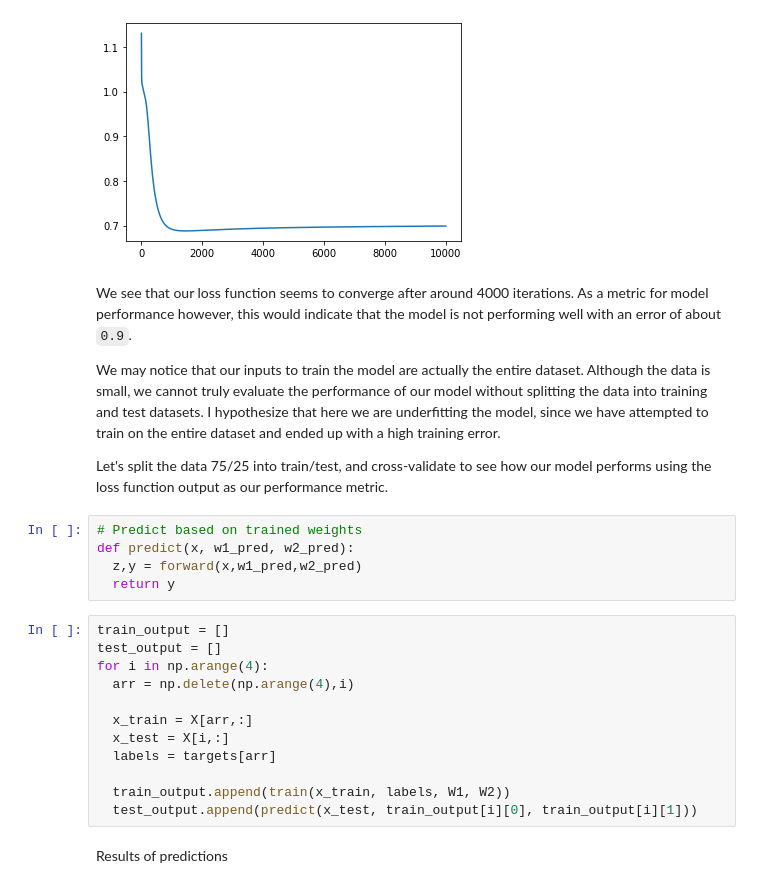
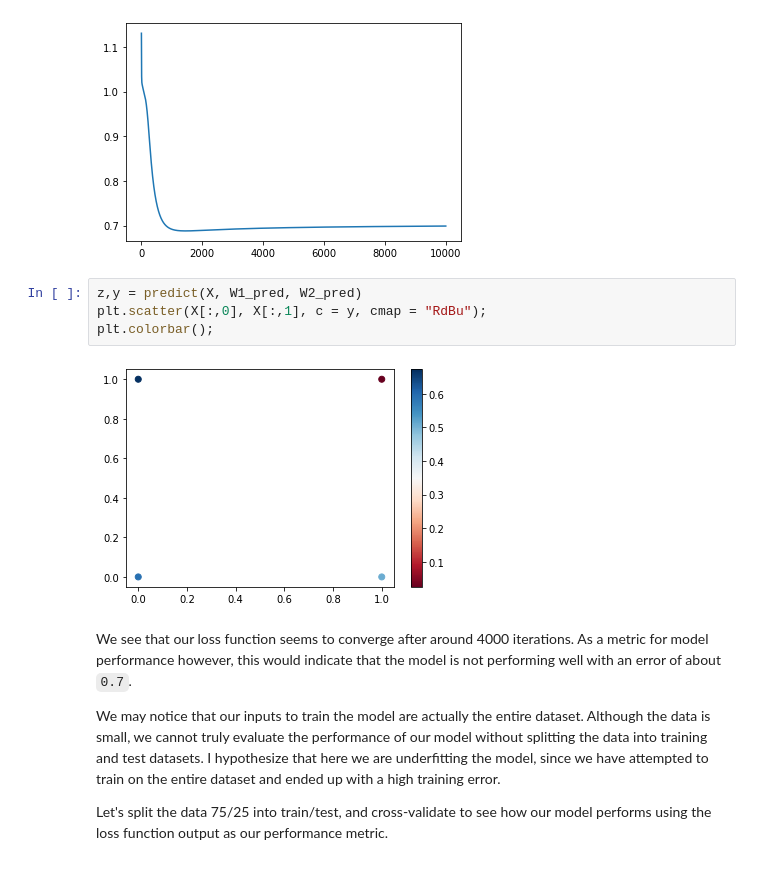
Before and after one commit to gluckt/complex_systems_lab1, a Jupyter notebook: Lab1.ipynb, the cells around one changed output. Cells and saved outputs as stored; diff of their text form.

```diff
--- a/Lab1.ipynb
+++ b/Lab1.ipynb
@@ -373,28 +378,15 @@ W1_pred,W2_pred,loss_vals = train(X,targets,W1,W2)
 plt.plot(loss_vals);
 # %% [output]
 [figure]
+# %%
+z,y = predict(X, W1_pred, W2_pred)
+plt.scatter(X[:,0], X[:,1], c = y, cmap = "RdBu");
+plt.colorbar();
+# %% [output]
+[figure, added]
 # %% [markdown]
-We see that our loss function seems to converge after around 4000 iterations. As a metric for model performance however, this would indicate that the model is not performing well with an error of about `0.9`.
+We see that our loss function seems to converge after around 4000 iterations. As a metric for model performance however, this would indicate that the model is not performing well with an error of about `0.7`.
 
 We may notice that our inputs to train the model are actually the entire dataset. Although the data is small, we cannot truly evaluate the performance of our model without splitting the data into training and test datasets. I hypothesize that here we are underfitting the model, since we have attempted to train on the entire dataset and ended up with a high training error.
 
 Let's split the data 75/25 into train/test, and cross-validate to see how our model performs using the loss function output as our performance metric.
-# %%
-# Predict based on trained weights
-def predict(x, w1_pred, w2_pred):
-  z,y = forward(x,w1_pred,w2_pred)
-  return y
-# %%
-train_output = []
-test_output = []
-for i in np.arange(4):
-  arr = np.delete(np.arange(4),i)
-
-  x_train = X[arr,:]
-  x_test = X[i,:]
-  labels = targets[arr]
-
-  train_output.append(train(x_train, labels, W1, W2))
-  test_output.append(predict(x_test, train_output[i][0], train_output[i][1]))
-# %% [markdown]
-Results of predictions
```
Also changed, not shown: parts of 22 cells of this notebook.
